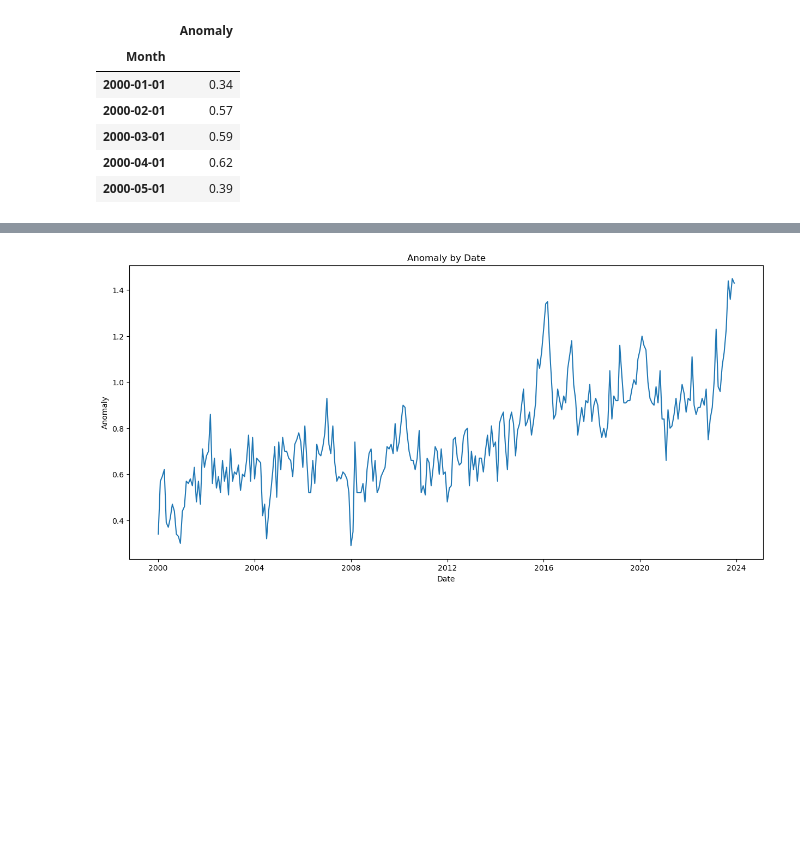
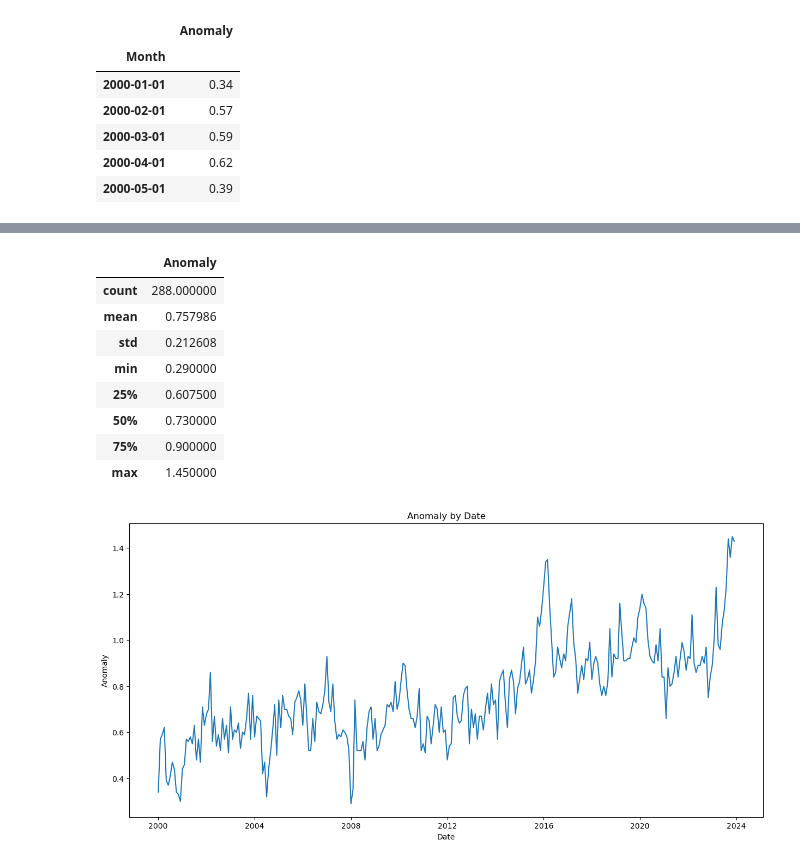
Before and after one commit to chrnthnkmutt/TempAnomaly_SARIMA, a Jupyter notebook: src/GlobalPredict_SARIMA.ipynb, the cells around one changed output, grey strips where cells are left out. Saved outputs shown, nothing was run; the diff lists cells and outputs as text; code cells hidden in the pictures; blank space fills up the shorter version.

```diff
--- a/src/GlobalPredict_SARIMA.ipynb
+++ b/src/GlobalPredict_SARIMA.ipynb
@@ -30,3 +41,15 @@ df.head(5)
+# %%
+df.describe()
+# %% [output]
+|  | Anomaly |
+| count | 288.000000 |
+| mean | 0.757986 |
+| std | 0.212608 |
+| min | 0.290000 |
+| 25% | 0.607500 |
+| 50% | 0.730000 |
+| 75% | 0.900000 |
+| max | 1.450000 |
 # %%
 plt.figure(figsize=(15,7))
 plt.title("Anomaly by Date")
```
Also changed, not shown: parts of 1 cell of this notebook, 2 other files.
